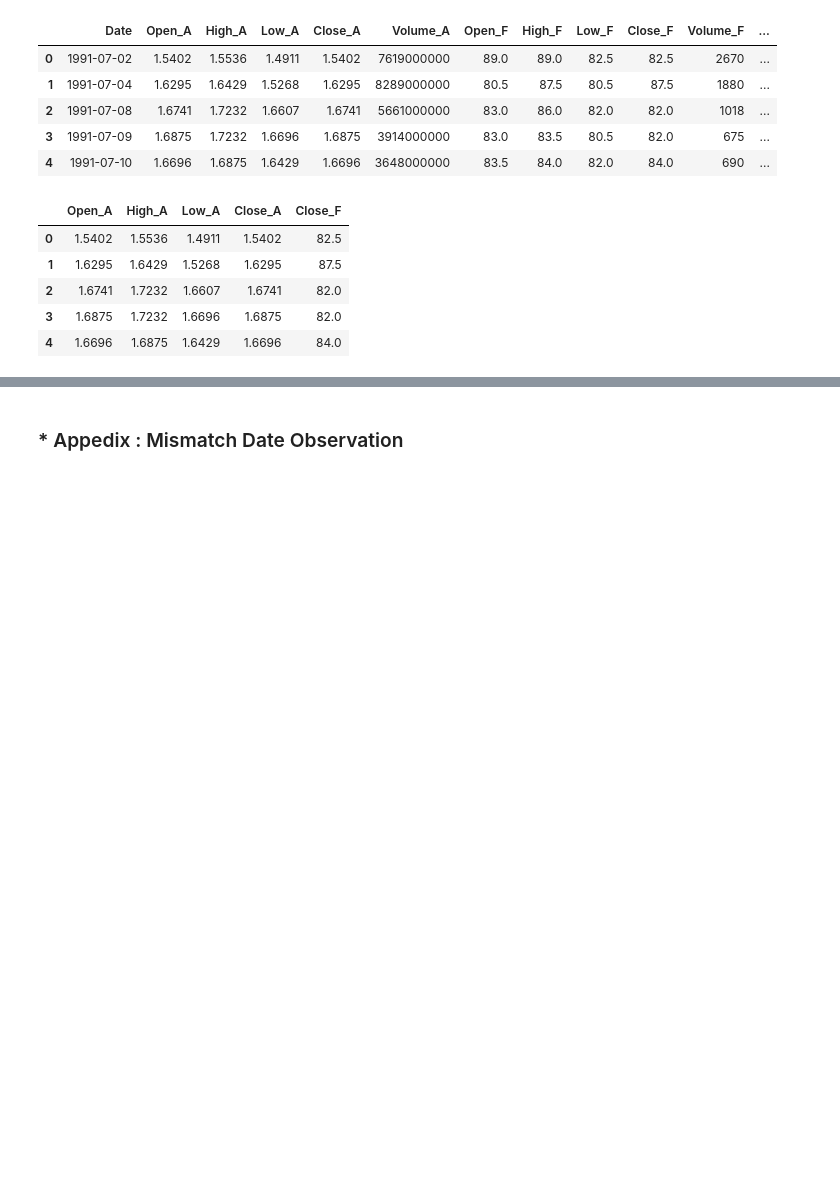
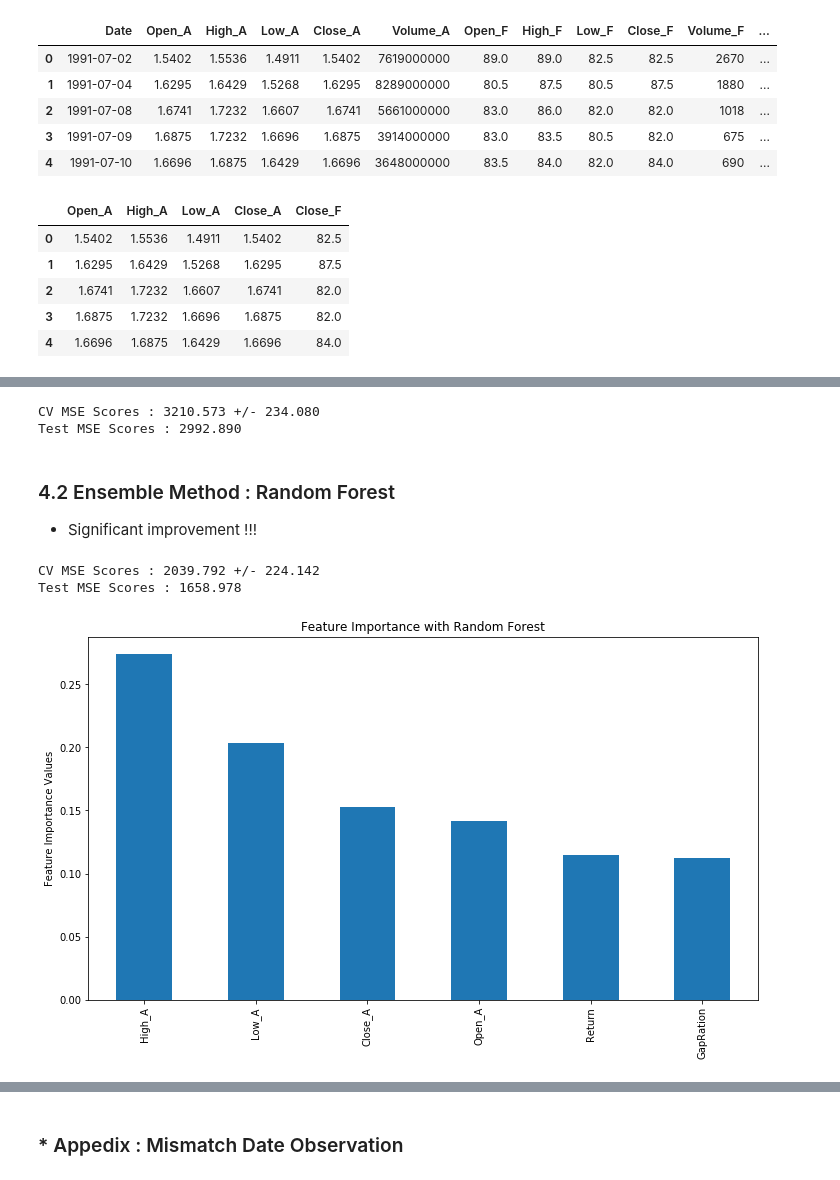
Before and after one commit to kennyhsieh1111/Practical-Machine-Learning, a Jupyter notebook: Homework2/FoxconnStockPricePredict.ipynb, the cells around one changed output, grey strips where cells are left out. Cells and saved outputs as stored; diff of their text form; code cells hidden in the pictures; blank space fills up the shorter version.

```diff
--- a/Homework2/FoxconnStockPricePredict.ipynb
+++ b/Homework2/FoxconnStockPricePredict.ipynb
@@ -112,0 +203,6 @@ stock_final.head()
+# %%
+from sklearn.model_selection import train_test_split
+
+X_train, X_test, y_train, y_test = train_test_split(stock_final.iloc[:, :-1], stock_final.iloc[:, -1],
+                                                    test_size = 0.2, random_state = 10)
+print("X_train Shape : ", X_train.shape, ", X_test Shape : ", X_test.shape)
@@ -112,0 +218,49 @@ stock_final.head()
+# %%
+pipe_lr.fit(X_train, y_train)
+
+score_mse_lr = cross_val_score(estimator = pipe_lr,
+                               X = X_train,
+                               y = y_train,
+                               cv = 10,
+                               scoring = "neg_mean_squared_error",
+                               n_jobs = -1)
+
+predict_lr_fe = pipe_lr.predict(X_test)
+
+print("CV MSE Scores : %.3f +/- %.3f" %(np.negative(np.mean(score_mse_lr)), np.std(score_mse_lr)))
+print("Test MSE Scores : %.3f" %mean_squared_error(y_test, predict_lr_fe))
+# %% [output]
+CV MSE Scores : 3210.573 +/- 234.080
+Test MSE Scores : 2992.890
+# %% [markdown]
+### 4.2 Ensemble Method : Random Forest
+- Significant improvement !!!
+# %%
+from sklearn.ensemble import RandomForestRegressor
+
+pipe_rf = Pipeline([('scl', StandardScaler()),
+                    ('reg', RandomForestRegressor(n_estimators = 500, random_state = 10))])
+pipe_rf.fit(X_train, y_train)
+
+score_mse_rf = cross_val_score(estimator = pipe_rf,
+                               X = X_train,
+                               y = y_train,
+                               cv = 10,
+                               scoring = "neg_mean_squared_error",
+                               n_jobs = -1)
+
+predict_rf = pipe_rf.predict(X_test)
+
+print("CV MSE Scores : %.3f +/- %.3f" %(np.negative(np.mean(score_mse_rf)), np.std(score_mse_rf)))
+print("Test MSE Scores : %.3f" %mean_squared_error(y_test, predict_rf))
+# %% [output]
+CV MSE Scores : 2039.792 +/- 224.142
+Test MSE Scores : 1658.978
+# %%
+imp_features = pd.Series(pipe_rf.steps[1][1].feature_importances_, index=X_train.columns).sort_values(ascending=False)
+imp_features.plot(kind='bar', title='Feature Importance with Random Forest', figsize=(12,8))
+plt.ylabel('Feature Importance Values')
+plt.subplots_adjust(bottom=0.25)
+plt.show()
+# %% [output]
+[figure, added]
```
Also changed, not shown: parts of 21 cells of this notebook, 2 other files.
